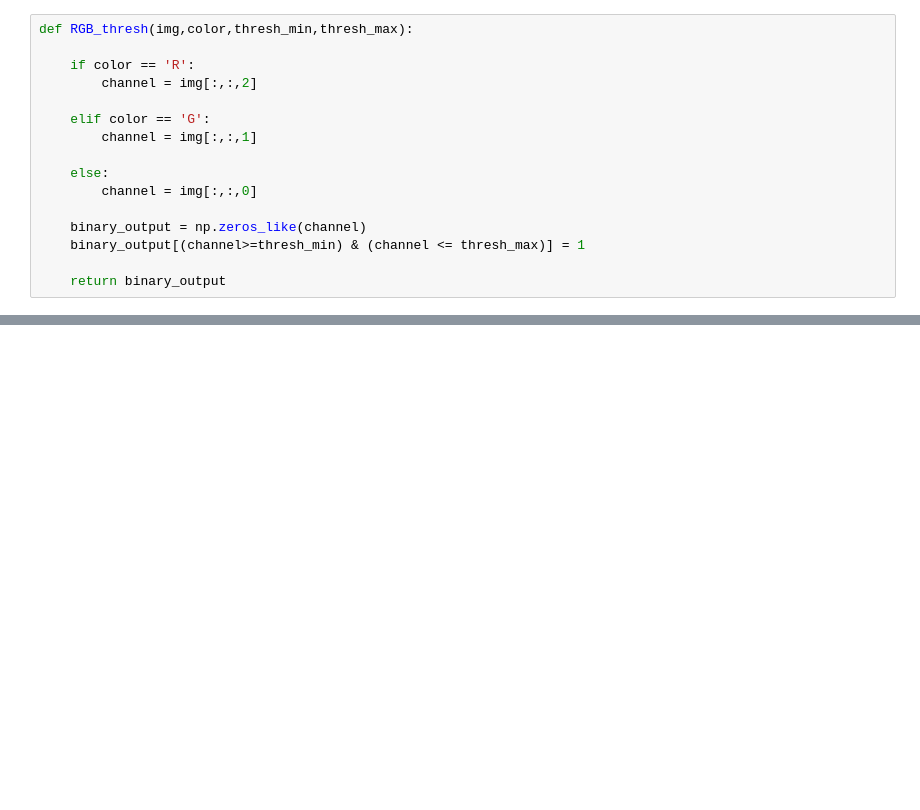
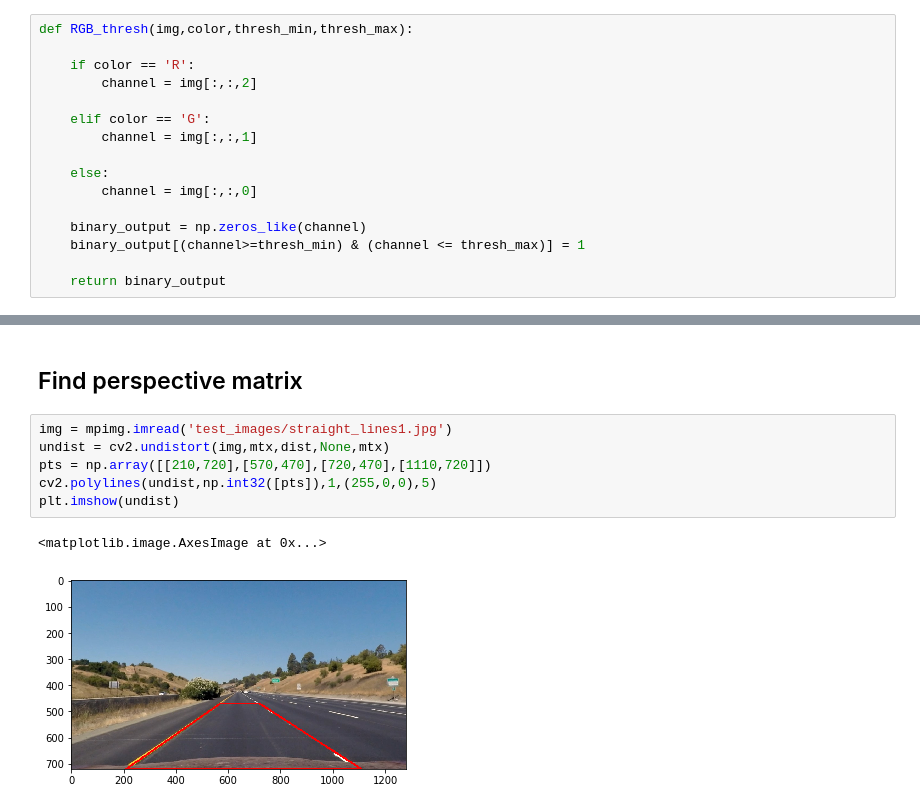
Before and after one commit to root221/CarND-Advanced-Lane-Lines, a Jupyter notebook: LaneFinding.ipynb, the cells around one changed output, grey strips where cells are left out. Saved outputs shown, nothing was run; the diff lists cells and outputs as text; blank space fills up the shorter version.

```diff
--- a/LaneFinding.ipynb
+++ b/LaneFinding.ipynb
@@ -189,0 +221,11 @@ axarr[1,1].imshow(combine,cmap='gray')
+# %% [markdown]
+## Find perspective matrix
+# %%
+img = mpimg.imread('test_images/straight_lines1.jpg')
+undist = cv2.undistort(img,mtx,dist,None,mtx)
+pts = np.array([[210,720],[570,470],[720,470],[1110,720]])
+cv2.polylines(undist,np.int32([pts]),1,(255,0,0),5)
+plt.imshow(undist)
+# %% [output]
+<matplotlib.image.AxesImage at 0x...>
+[figure, added]
```
Also changed, not shown: parts of 20 cells of this notebook.
